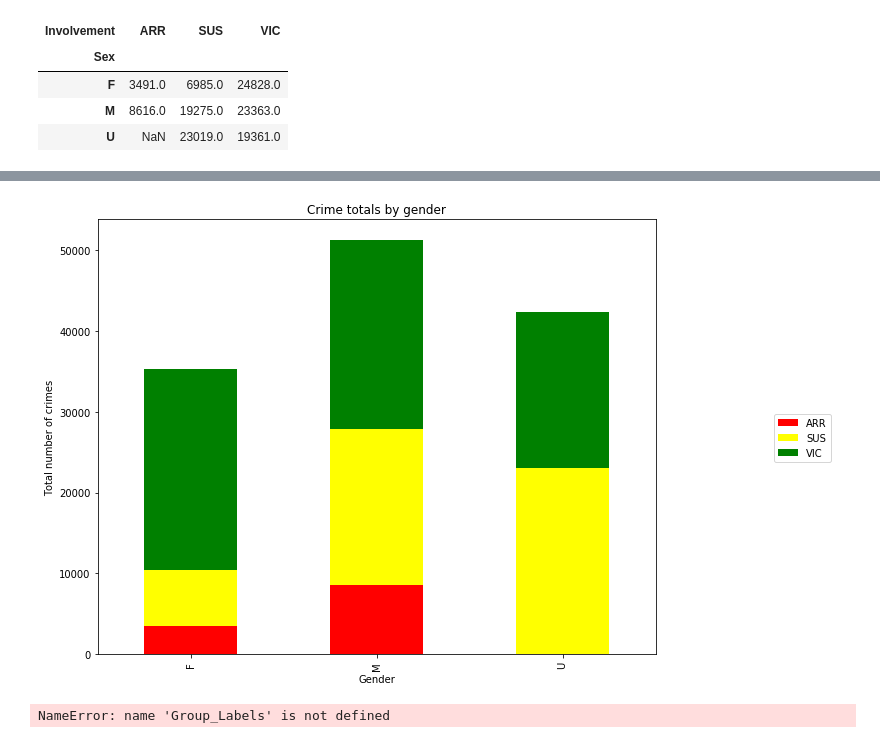
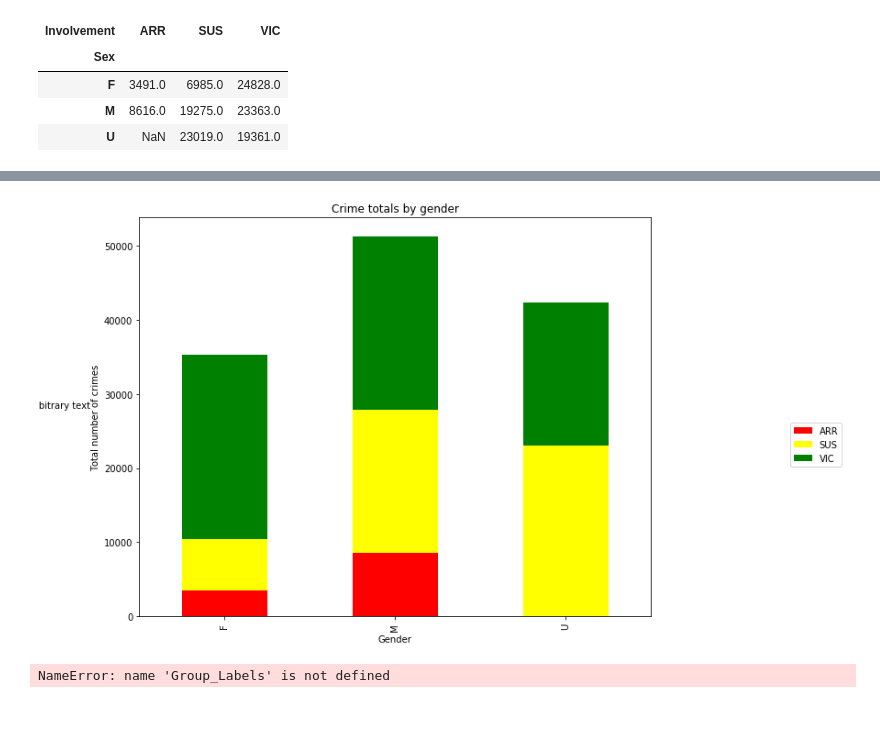
Before and after one commit to kanskris/kansas_crime_2018, a Jupyter notebook: John Work.ipynb, the cells around one changed output, grey strips where cells are left out. Saved outputs shown, nothing was run; the diff lists cells and outputs as text; code cells hidden in the pictures; blank space fills up the shorter version.

```diff
--- a/John Work.ipynb
+++ b/John Work.ipynb
@@ -133,16 +142,17 @@ Genders
 # %%
 # Creating 1st Matplotlib visualization and saving figure
 colors = ['red','yellow','green']
 pGenders = Genders.loc[:,].plot.bar(stacked=True, figsize=(10,8), color = colors)
-pGenders.legend(bbox_to_anchor=(1.15,0.5), loc="center right", fontsize=10,
+plt.legend(bbox_to_anchor=(1.15,0.5), loc="upper center", fontsize=10,
                 bbox_transform=plt.gcf().transFigure)
+text = pGenders.text(-0.2,1.05, "Aribitrary text", transform=ax.transAxes)
 pGenders.set_title('Crime totals by gender')
 pGenders.set_xlabel("Gender")
 pGenders.set_ylabel("Total number of crimes")
 plt.savefig("Resources/JohnFig1.png")
 plt.show()
 # %% [output]
-[figure, old version]
+[figure, new version]
 # %%
 #Investigating len of bins
 #len(bins)
```
Also changed, not shown: parts of 1 cell of this notebook, 4 other files.
